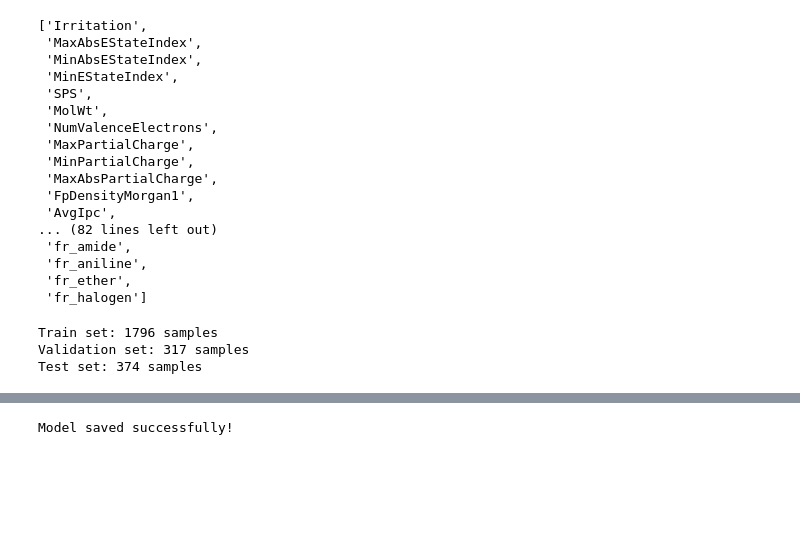
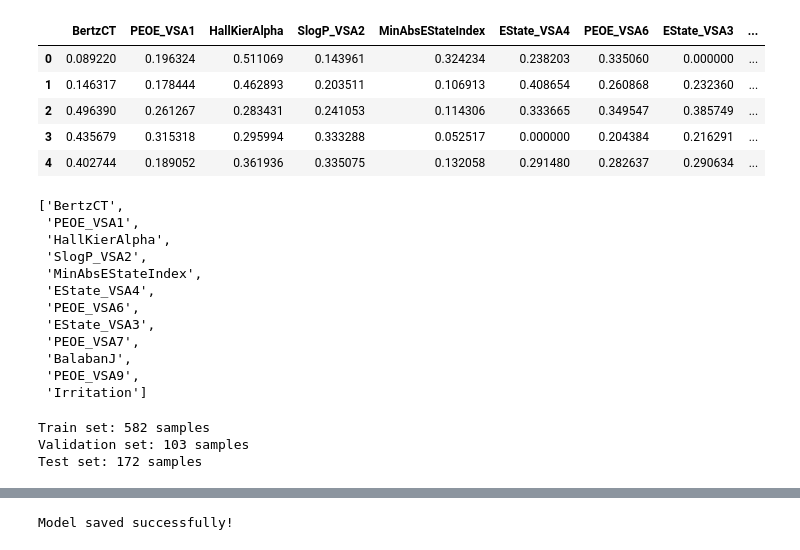
Before and after one commit to zjavkovam/DP-QSAR-Skin-Irritation, a Jupyter notebook: Optimalization/XGB_Optimalization.ipynb, the cells around one changed output, grey strips where cells are left out. Saved outputs shown, nothing was run; the diff lists cells and outputs as text; code cells hidden in the pictures; blank space fills up the shorter version.

```diff
--- a/Optimalization/XGB_Optimalization.ipynb
+++ b/Optimalization/XGB_Optimalization.ipynb
@@ -20,24 +21,30 @@ df.head()
+# %%
+file_path = '../Features/Rabbit_B_SHAP.xlsx'
+df = pd.read_excel(file_path)
+df.head()
+# %% [output]
+|  | BertzCT | PEOE_VSA1 | HallKierAlpha | SlogP_VSA2 | MinAbsEStateIndex | EState_VSA4 | PEOE_VSA6 | EState_VSA3 | ... |
+| 0 | 0.089220 | 0.196324 | 0.511069 | 0.143961 | 0.324234 | 0.238203 | 0.335060 | 0.000000 | ... |
+| 1 | 0.146317 | 0.178444 | 0.462893 | 0.203511 | 0.106913 | 0.408654 | 0.260868 | 0.232360 | ... |
+| 2 | 0.496390 | 0.261267 | 0.283431 | 0.241053 | 0.114306 | 0.333665 | 0.349547 | 0.385749 | ... |
+| 3 | 0.435679 | 0.315318 | 0.295994 | 0.333288 | 0.052517 | 0.000000 | 0.204384 | 0.216291 | ... |
+| 4 | 0.402744 | 0.189052 | 0.361936 | 0.335075 | 0.132058 | 0.291480 | 0.282637 | 0.290634 | ... |
 # %%
 feature_names = list(df.columns)
 feature_names
 # %% [output]
-['Irritation',
- 'MaxAbsEStateIndex',
+['BertzCT',
+ 'PEOE_VSA1',
+ 'HallKierAlpha',
+ 'SlogP_VSA2',
  'MinAbsEStateIndex',
- 'MinEStateIndex',
- 'SPS',
- 'MolWt',
- 'NumValenceElectrons',
- 'MaxPartialCharge',
- 'MinPartialCharge',
- 'MaxAbsPartialCharge',
- 'FpDensityMorgan1',
- 'AvgIpc',
-... (82 lines left out)
- 'fr_amide',
- 'fr_aniline',
- 'fr_ether',
- 'fr_halogen']
+ 'EState_VSA4',
+ 'PEOE_VSA6',
+ 'EState_VSA3',
+ 'PEOE_VSA7',
+ 'BalabanJ',
+ 'PEOE_VSA9',
+ 'Irritation']
 # %%
 with open('feature_names.txt', 'w') as f:
     for line in feature_names:
@@ -48,17 +55,15 @@ X = df.drop(columns=['Irritation'])  # Assuming 'Call' is the target variable
 y = df['Irritation']
 # %%
 
-# First, split data into training (70%) and testing (30%)
-X_train, X_test, y_train, y_test = train_test_split(X, y, test_size=0.15, stratify=y)
+X_train, X_test, y_train, y_test = train_test_split(X, y, test_size=0.2, stratify=y)
 
-# Now, split training data into training (80%) and validation (20%)
 X_train, X_valid, y_train, y_valid = train_test_split(X_train, y_train, test_size=0.15, stratify=y_train)
 
-# Print dataset sizes
+
 print(f"Train set: {len(X_train)} samples")
 print(f"Validation set: {len(X_valid)} samples")
 print(f"Test set: {len(X_test)} samples")
 # %% [output]
-Train set: 1796 samples
-Validation set: 317 samples
-Test set: 374 samples
+Train set: 582 samples
+Validation set: 103 samples
+Test set: 172 samples
```
Also changed, not shown: parts of 43 cells of this notebook, 41 other files.
